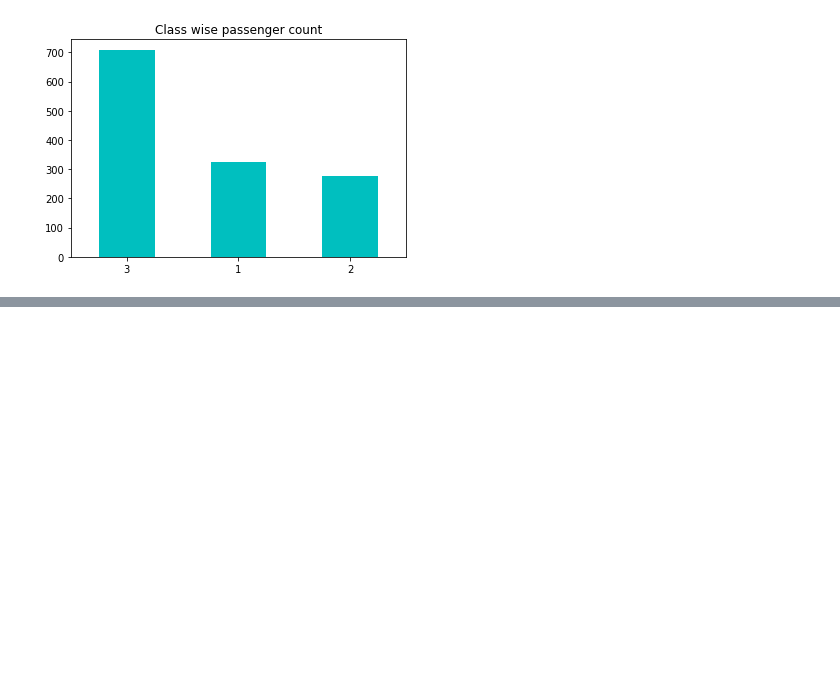
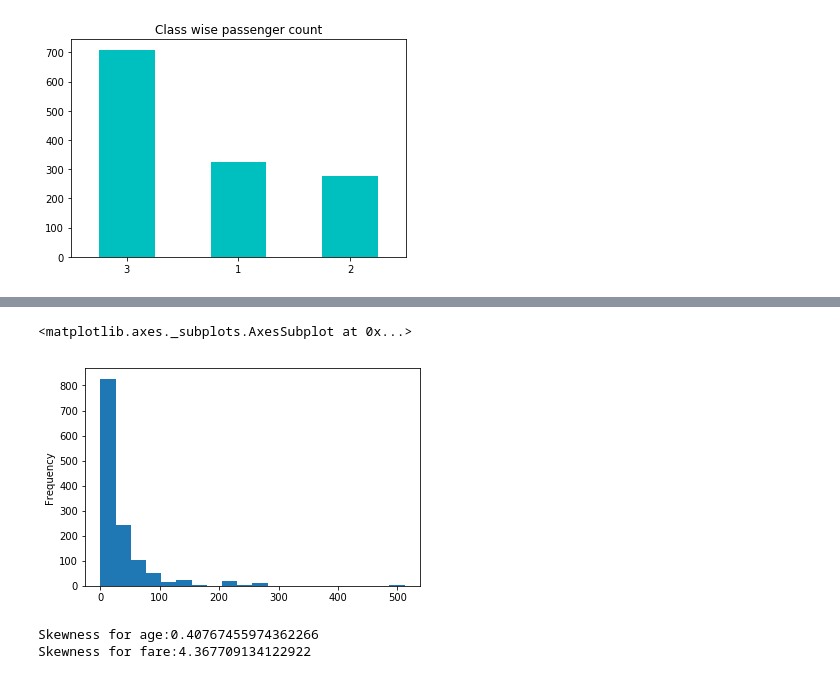
Before and after one commit to alabetskiy/Titanic, a Jupyter notebook: notebooks/2.0-ak-exploring-processing-data.ipynb, the cells around one changed output, grey strips where cells are left out. Drawn from its saved outputs; the diff is of its cells as text; code cells hidden in the pictures; blank space fills up the shorter version.

```diff
--- a/notebooks/2.0-ak-exploring-processing-data.ipynb
+++ b/notebooks/2.0-ak-exploring-processing-data.ipynb
@@ -353,0 +374,12 @@ df.Pclass.value_counts().plot(kind='bar', rot= 0 , title='Class wise passenger c
+# %%
+# historgram for passanger fare
+df.Fare.plot(kind='hist',bins=20)
+# %% [output]
+<matplotlib.axes._subplots.AxesSubplot at 0x...>
+[figure, added]
+# %%
+print('Skewness for age:{0}'.format(df.Age.skew()))
+print('Skewness for fare:{0}'.format(df.Fare.skew()))
+# %% [output]
+Skewness for age:0.40767455974362266
+Skewness for fare:4.367709134122922
```
Also changed, not shown: parts of 24 cells of this notebook.
